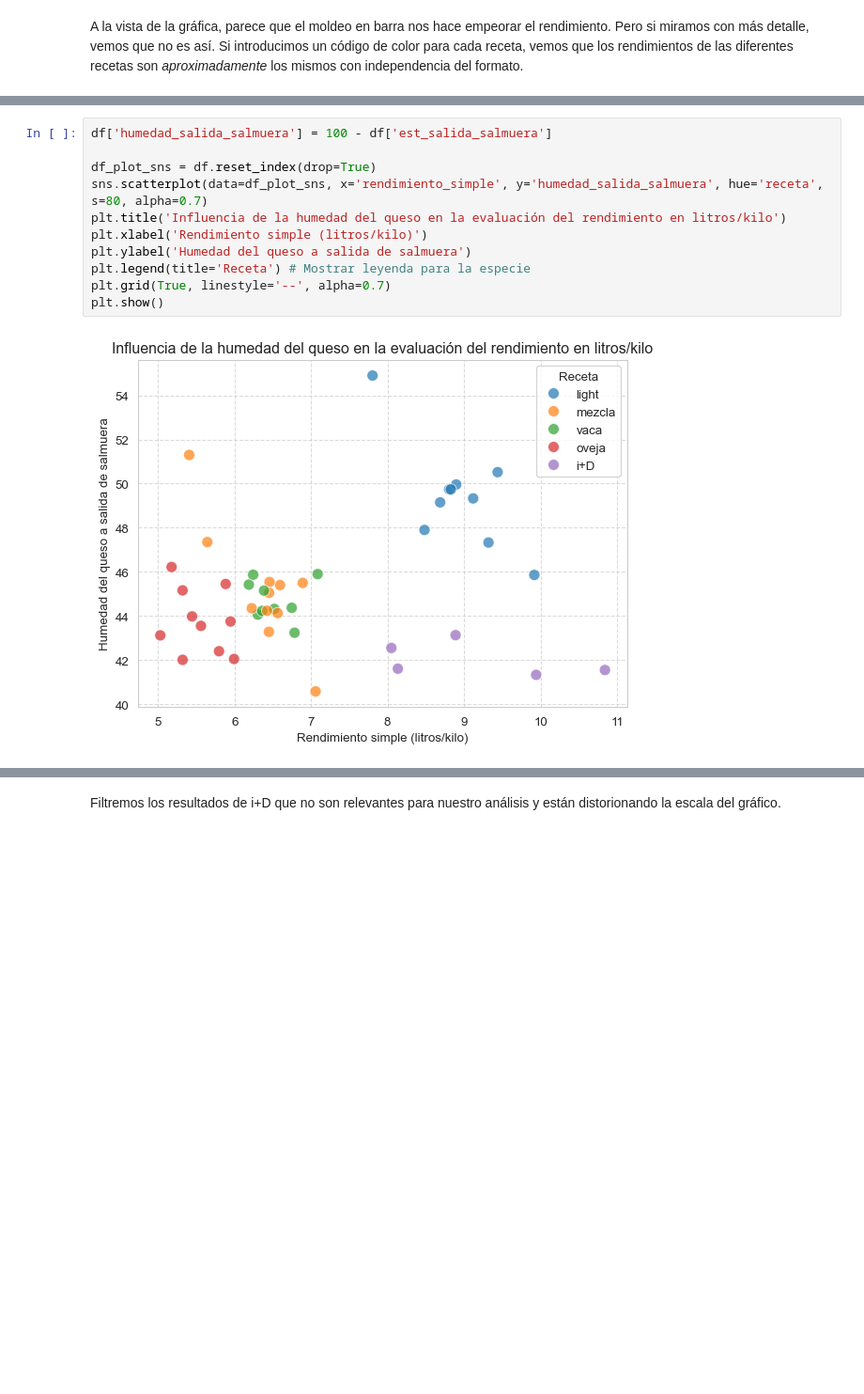
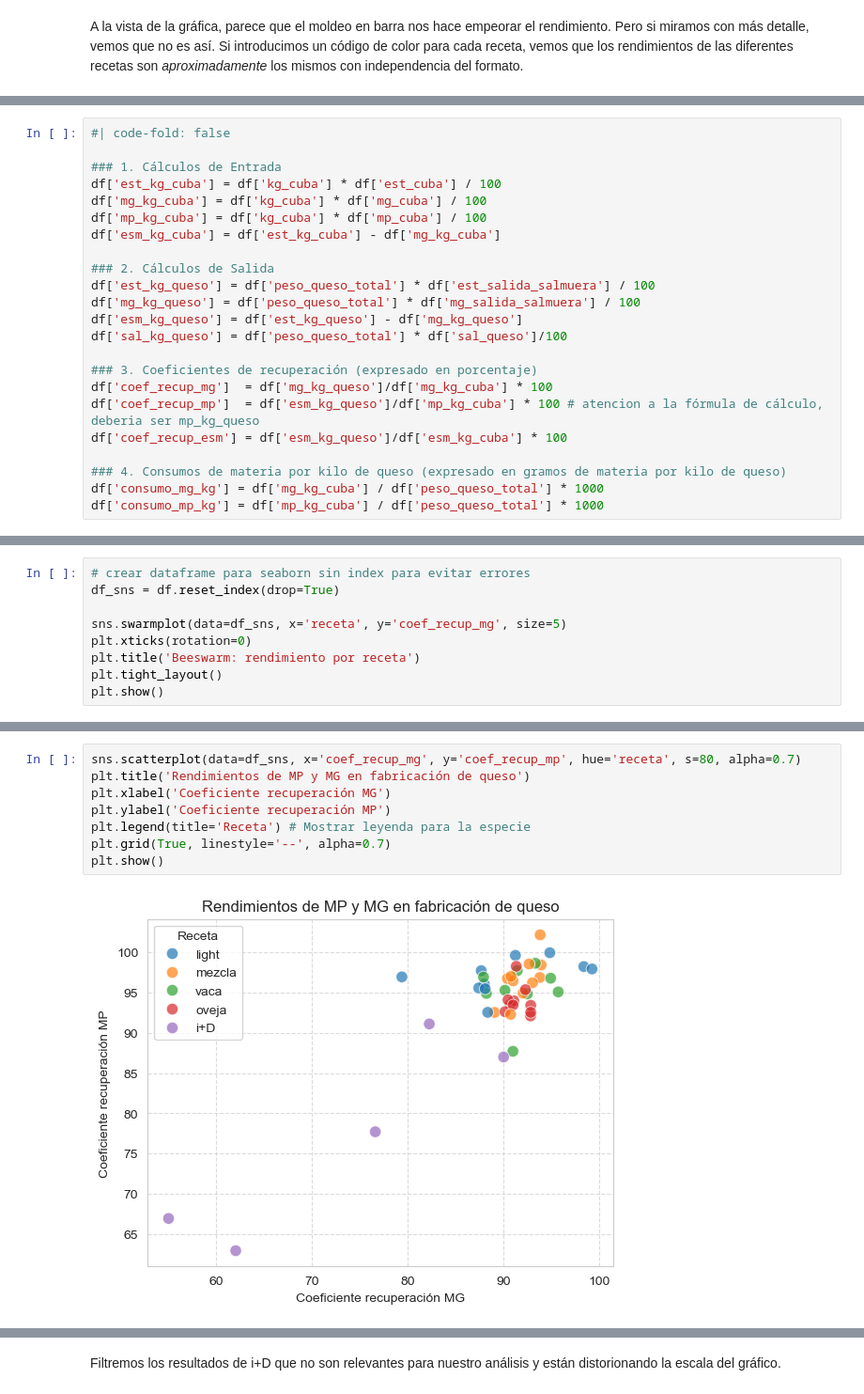
Before and after one commit to juanriera/master-queseria, a Jupyter notebook: 090-pract02-rendimientos.ipynb, the cells around one changed output, grey strips where cells are left out. Shown: that part at 94% size. Drawn from its saved outputs; the diff is of its cells as text; blank space fills up the shorter version.

```diff
--- a/090-pract02-rendimientos.ipynb
+++ b/090-pract02-rendimientos.ipynb
@@ -224,0 +276,23 @@ Volvamos al rendimiento; como estamos evaluando el rendimiento como los litros n
+# %%
+#| code-fold: false
+
+### 1. Cálculos de Entrada
+df['est_kg_cuba'] = df['kg_cuba'] * df['est_cuba'] / 100
+df['mg_kg_cuba'] = df['kg_cuba'] * df['mg_cuba'] / 100
+df['mp_kg_cuba'] = df['kg_cuba'] * df['mp_cuba'] / 100
+df['esm_kg_cuba'] = df['est_kg_cuba'] - df['mg_kg_cuba']
+
+### 2. Cálculos de Salida
+df['est_kg_queso'] = df['peso_queso_total'] * df['est_salida_salmuera'] / 100
+df['mg_kg_queso'] = df['peso_queso_total'] * df['mg_salida_salmuera'] / 100
+df['esm_kg_queso'] = df['est_kg_queso'] - df['mg_kg_queso']
+df['sal_kg_queso'] = df['peso_queso_total'] * df['sal_queso']/100
+
+### 3. Coeficientes de recuperación (expresado en porcentaje)
+df['coef_recup_mg']  = df['mg_kg_queso']/df['mg_kg_cuba'] * 100
+df['coef_recup_mp']  = df['esm_kg_queso']/df['mp_kg_cuba'] * 100 # atencion a la fórmula de cálculo, deberia ser mp_kg_queso
+df['coef_recup_esm'] = df['esm_kg_queso']/df['esm_kg_cuba'] * 100
+
+### 4. Consumos de materia por kilo de queso (expresado en gramos de materia por kilo de queso)
+df['consumo_mg_kg'] = df['mg_kg_cuba'] / df['peso_queso_total'] * 1000
+df['consumo_mp_kg'] = df['mp_kg_cuba'] / df['peso_queso_total'] * 1000
@@ -224,0 +301,9 @@ Volvamos al rendimiento; como estamos evaluando el rendimiento como los litros n
+# %%
+# crear dataframe para seaborn sin index para evitar errores
+df_sns = df.reset_index(drop=True)
+
+sns.swarmplot(data=df_sns, x='receta', y='coef_recup_mg', size=5)
+plt.xticks(rotation=0)
+plt.title('Beeswarm: rendimiento por receta')
+plt.tight_layout()
+plt.show()
@@ -225,13 +328,10 @@ Volvamos al rendimiento; como estamos evaluando el rendimiento como los litros n
 # %%
-df['humedad_salida_salmuera'] = 100 - df['est_salida_salmuera']
-
-df_plot_sns = df.reset_index(drop=True)
-sns.scatterplot(data=df_plot_sns, x='rendimiento_simple', y='humedad_salida_salmuera', hue='receta', s=80, alpha=0.7)
-plt.title('Influencia de la humedad del queso en la evaluación del rendimiento en litros/kilo')
-plt.xlabel('Rendimiento simple (litros/kilo)')
-plt.ylabel('Humedad del queso a salida de salmuera')
+sns.scatterplot(data=df_sns, x='coef_recup_mg', y='coef_recup_mp', hue='receta', s=80, alpha=0.7)
+plt.title('Rendimientos de MP y MG en fabricación de queso')
+plt.xlabel('Coeficiente recuperación MG')
+plt.ylabel('Coeficiente recuperación MP')
 plt.legend(title='Receta') # Mostrar leyenda para la especie
 plt.grid(True, linestyle='--', alpha=0.7)
 plt.show()
 # %% [output]
-[figure, old version]
+[figure, new version]
```
Also changed, not shown: parts of 37 cells of this notebook, 27 other files.
